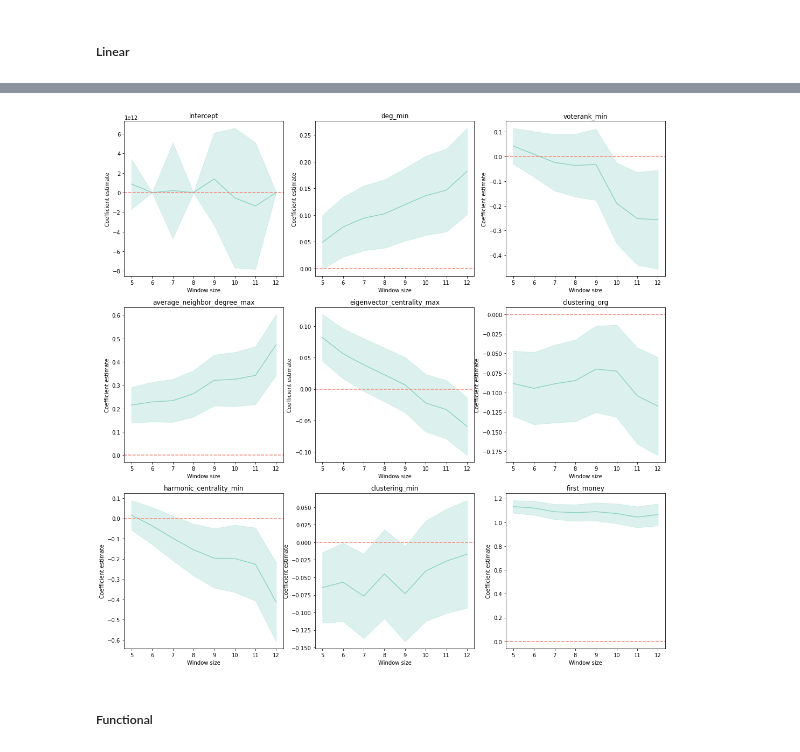
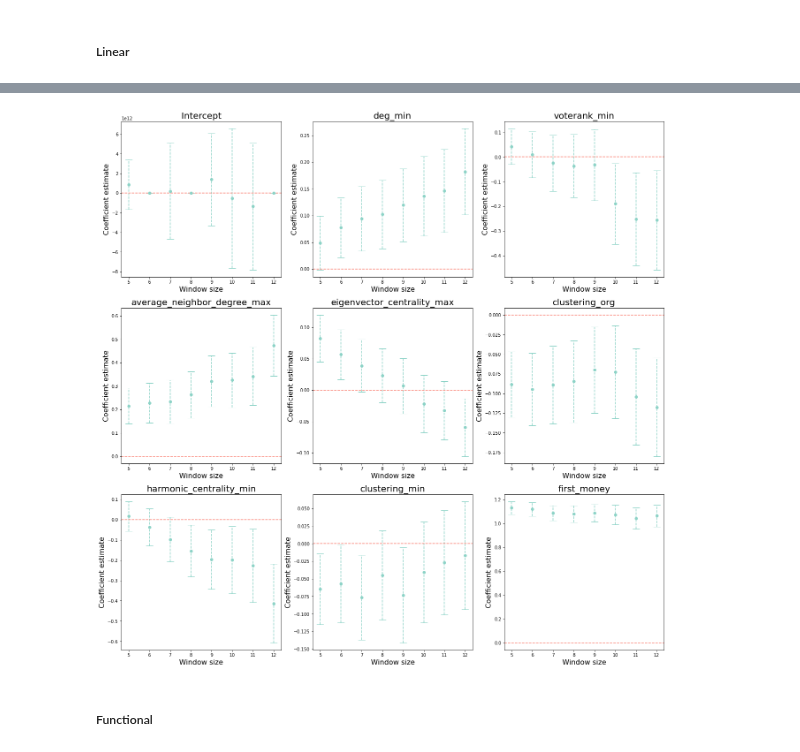
Before and after one commit to testalorenzo/crunch_net, a Jupyter notebook: ANS/notebook/notebooks/ANS_extension.ipynb, the cells around one changed output, grey strips where cells are left out. Drawn from its saved outputs; the diff is of its cells as text; code cells hidden in the pictures.

```diff
--- a/ANS/notebook/notebooks/ANS_extension.ipynb
+++ b/ANS/notebook/notebooks/ANS_extension.ipynb
@@ -828,22 +840,28 @@ l_bound=pd.DataFrame(l_bound).reset_index().iloc[:, rows]
 # %%
-fig, axs = plt.subplots(3, 3, figsize=(18, 18))
+fig, axs = plt.subplots(3, 3, figsize=(22, 22))
 
 for i in range(9):
-    axs[i//3, i%3].plot(range(5,13), coef.iloc[:,i+1], color=default_color3)
-    axs[i//3, i%3].fill_between(range(5,13), l_bound.iloc[:,i+1], u_bound.iloc[:,i+1], alpha=0.3, color=default_color3)
-    axs[i//3, i%3].set_title(coef.columns[i+1])
+    #axs[i//3, i%3].plot(range(5,13), coef.iloc[:,i+1], color=default_color3)
+    #axs[i//3, i%3].errorbar(range(5,13), coef.iloc[:,i+1], yerr=)
+    y_error=[-l_bound.iloc[:,i+1]+coef.iloc[:,i+1], u_bound.iloc[:,i+1]-coef.iloc[:,i+1]]
+    eb=axs[i//3, i%3].errorbar(range(5,13), coef.iloc[:,i+1], yerr = y_error,fmt='o', ecolor = default_color3 , color= default_color3, capsize=8)
+    eb[-1][0].set_linestyle('--')
+
+    #axs[i//3, i%3].fill_between(range(5,13), l_bound.iloc[:,i+1], u_bound.iloc[:,i+1], alpha=0.3, color=default_color3)
+    axs[i//3, i%3].set_title(coef.columns[i+1], fontsize=20)
 
 for ax in axs.flat:
-    ax.set(xlabel='Window size', ylabel='Coefficient estimate')
+    ax.set_xlabel('Window size', fontsize=16)
+    ax.set_ylabel('Coefficient estimate', fontsize=16)
     ax.axhline(0,color=default_color2,ls='--')
 
 #axs[2, 1].set_visible(False)
 #axs[2, 2].set_visible(False)
 
 os.chdir('/Users/ltesta/Documents/GitHub/crunch_net/ANS/plots')
 plt.savefig('stability_linear.pdf', bbox_inches="tight")
 # %% [output]
-[figure, old version]
+[figure, new version]
 # %% [markdown]
 ##### Functional
 # %%
```
Also changed, not shown: parts of 5 cells of this notebook, 1 other file.
